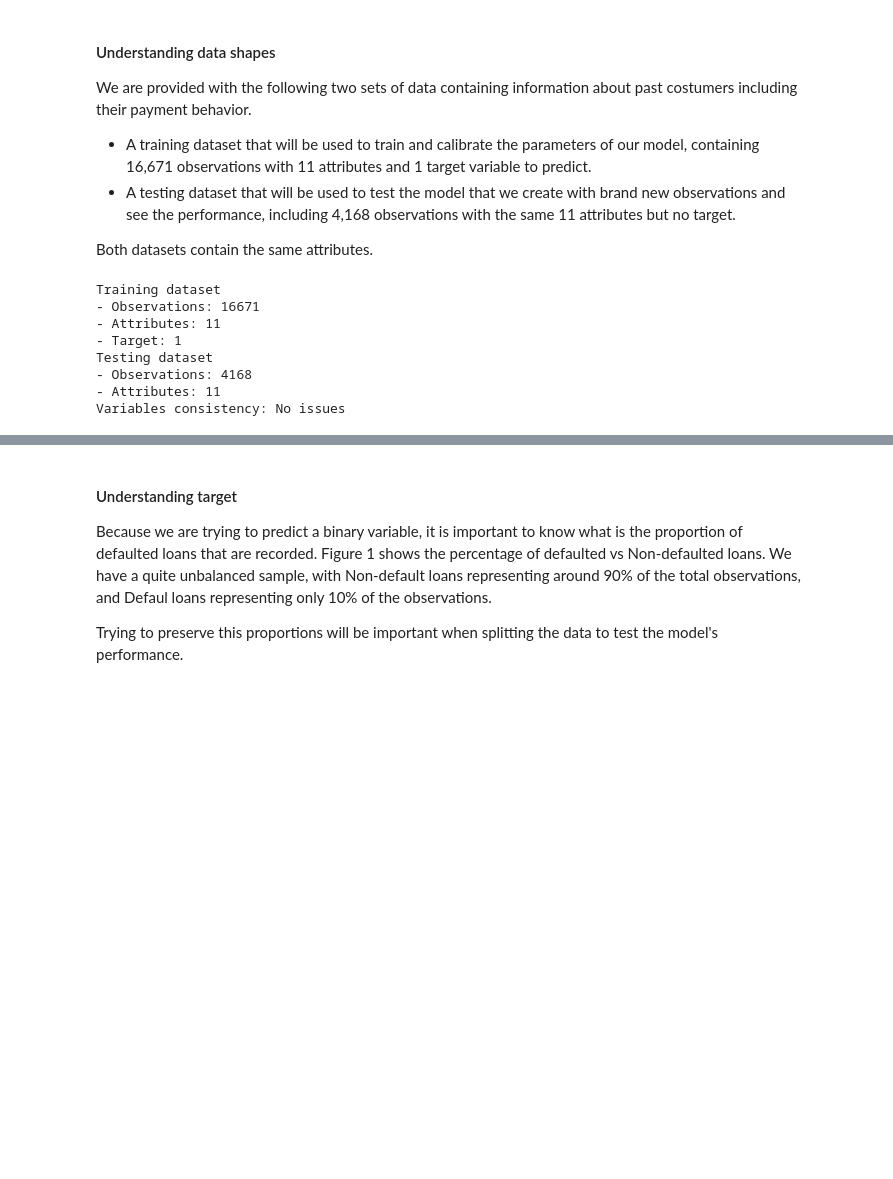
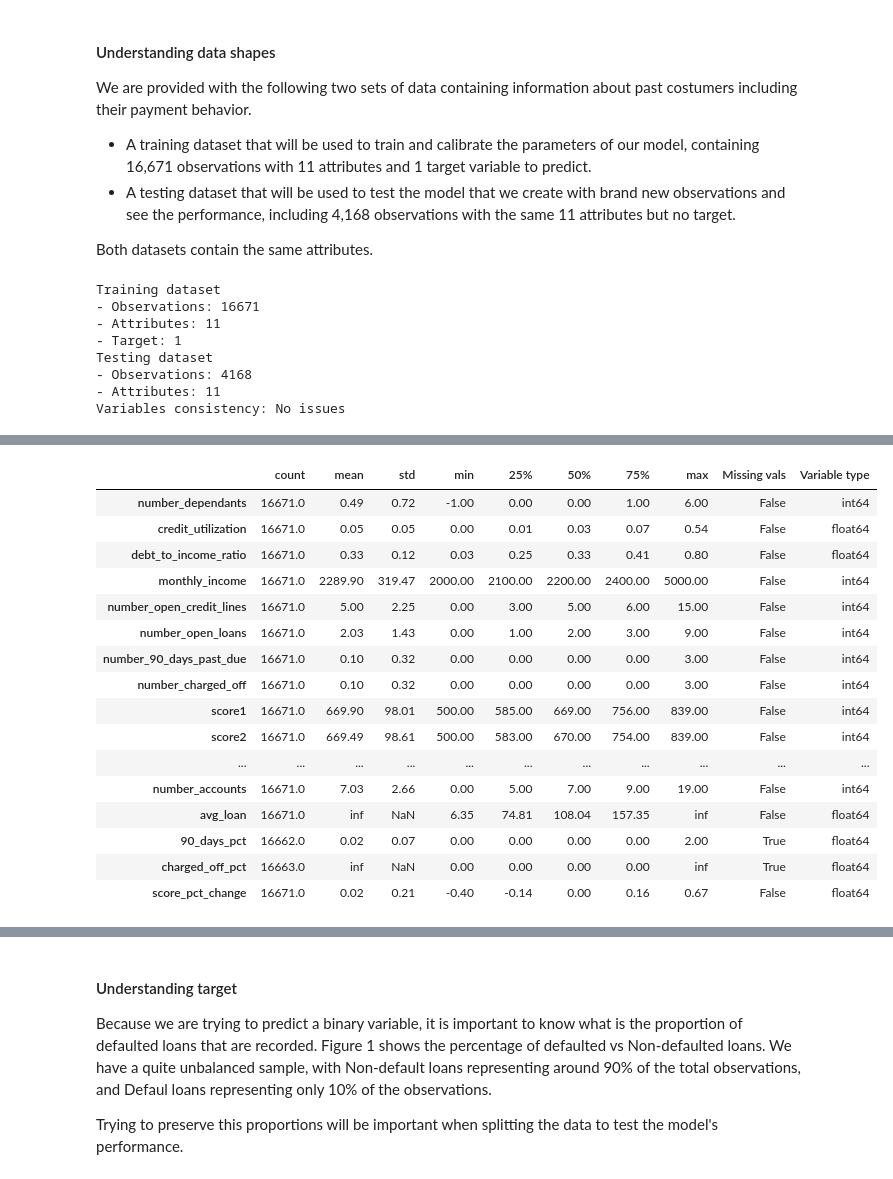
Before and after one commit to kevinmiguel97/Credit-default-model, a Jupyter notebook: Credit_default_model.ipynb, the cells around one changed output, grey strips where cells are left out. Cells and saved outputs as stored; diff of their text form; code cells hidden in the pictures; blank space fills up the shorter version.

Commit message:
Rearanging sections

```diff
--- a/Credit_default_model.ipynb
+++ b/Credit_default_model.ipynb
@@ -174,0 +159,69 @@ summary_stats(df_train, title)
+# %%
+# Create function that computes new variables for any of the datasets
+def gen_variables(data):
+    """
+    Creates the list of new variables mentioned in section 1.
+
+    Parameters:
+    ----------
+    data : dataframe
+        Original dataframe to transform
+
+    Returns:
+    -------
+    dataframe
+        A dataframe with the new variables
+
+    """
+    df = data
+    # Generate age
+    today = pd.Timestamp(dt.date.today())                                                   # Get today's date
+    df['date_of_birth'] = pd.to_datetime(df['date_of_birth'], infer_datetime_format=True)   # Convert column into datetime
+    df['age'] = df['date_of_birth'].apply(lambda x: (today - pd.Timestamp(x)).days)         # Calculate dif between dates
+    df['age'] = round(df['age'] / 365, 0)                                                   # Convert into years
+    df['age'] = df['age'].astype(int)                                                       # Convert column into integer
+    df = df.drop(columns=['date_of_birth', 'id'])                                           # Drop date of birth and id column
+
+    # Generate income per member
+    df['income_per_member'] = df['monthly_income'] / (df['number_dependants'] + 1)          # + 1 to Count the client
+
+
+    # Generate total debt
+    df['total_debt'] = df['debt_to_income_ratio'] * df['monthly_income']
+
+    # Generate number_accounts
+    df['number_accounts'] = df['number_open_credit_lines'] + df['number_open_loans']
+
+    # Generate avg loan
+    df['avg_loan'] = df['total_debt'] / df['number_accounts']
+
+    # Generate 90 days pct
+    df['90_days_pct'] = df['number_90_days_past_due'] / df['number_accounts']
+
+    # Generate charged_off_pct
+    df['charged_off_pct'] = df['number_charged_off'] / df['number_accounts']
+
+    # Generate score pct change
+    df['score_pct_change'] = (df['score2'] - df['score1']) / df['score1']
+
+    return df
+
+# Create new df with original and new variables for training set
+df_train_new = gen_variables(df_train)
+# Create new df with original and new variables for testing set
+df_test_new = gen_variables(df_test)
+
+# Shape analysis of new datasets
+print('New Training dataset')
+print('- Observations:', str(df_train_new.shape[0]))
+print('- Attributes:', str(df_train_new.shape[1] - 1))          # Target is not an actual attribute and date has already been dropped
+print('- Target:', str(1))
+
+print('New Testing dataset')
+print('- Observations:', str(df_test_new.shape[0]))
+print('- Attributes:', str(df_test_new.shape[1]))
+
+# Applying function to traiinng data
+title = 'Table 1. Summary of variables training set'
+summary_stats(df_train_new, title)                              # Show only original columns
+# %% [output]
@@ -175,3 +236,20 @@ summary_stats(df_train, title)
+|  | count | mean | std | min | 25% | 50% | 75% | max | Missing vals | Variable type |
+| number_dependants | 16671.0 | 0.49 | 0.72 | -1.00 | 0.00 | 0.00 | 1.00 | 6.00 | False | int64 |
+| credit_utilization | 16671.0 | 0.05 | 0.05 | 0.00 | 0.01 | 0.03 | 0.07 | 0.54 | False | float64 |
+| debt_to_income_ratio | 16671.0 | 0.33 | 0.12 | 0.03 | 0.25 | 0.33 | 0.41 | 0.80 | False | float64 |
+| monthly_income | 16671.0 | 2289.90 | 319.47 | 2000.00 | 2100.00 | 2200.00 | 2400.00 | 5000.00 | False | int64 |
+| number_open_credit_lines | 16671.0 | 5.00 | 2.25 | 0.00 | 3.00 | 5.00 | 6.00 | 15.00 | False | int64 |
+| number_open_loans | 16671.0 | 2.03 | 1.43 | 0.00 | 1.00 | 2.00 | 3.00 | 9.00 | False | int64 |
+| number_90_days_past_due | 16671.0 | 0.10 | 0.32 | 0.00 | 0.00 | 0.00 | 0.00 | 3.00 | False | int64 |
+| number_charged_off | 16671.0 | 0.10 | 0.32 | 0.00 | 0.00 | 0.00 | 0.00 | 3.00 | False | int64 |
+| score1 | 16671.0 | 669.90 | 98.01 | 500.00 | 585.00 | 669.00 | 756.00 | 839.00 | False | int64 |
+| score2 | 16671.0 | 669.49 | 98.61 | 500.00 | 583.00 | 670.00 | 754.00 | 839.00 | False | int64 |
+| ... | ... | ... | ... | ... | ... | ... | ... | ... | ... | ... |
+| number_accounts | 16671.0 | 7.03 | 2.66 | 0.00 | 5.00 | 7.00 | 9.00 | 19.00 | False | int64 |
+| avg_loan | 16671.0 | inf | NaN | 6.35 | 74.81 | 108.04 | 157.35 | inf | False | float64 |
+| 90_days_pct | 16662.0 | 0.02 | 0.07 | 0.00 | 0.00 | 0.00 | 0.00 | 2.00 | True | float64 |
+| charged_off_pct | 16663.0 | inf | NaN | 0.00 | 0.00 | 0.00 | 0.00 | inf | True | float64 |
+| score_pct_change | 16671.0 | 0.02 | 0.21 | -0.40 | -0.14 | 0.00 | 0.16 | 0.67 | False | float64 |
 # %%
 # Applying function to testing data
 title = 'Table 2. Summary of variables testing set'
```
Also changed, not shown: parts of 18 cells of this notebook, 3 other files.
